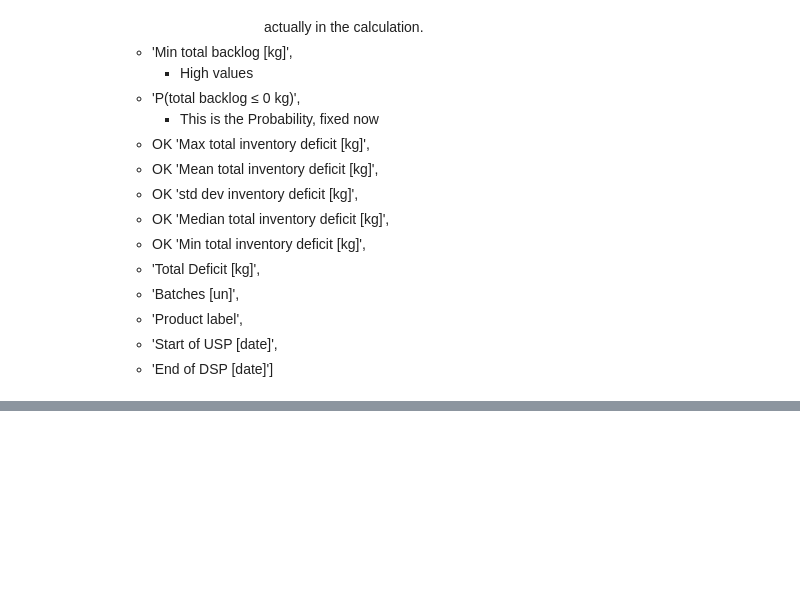
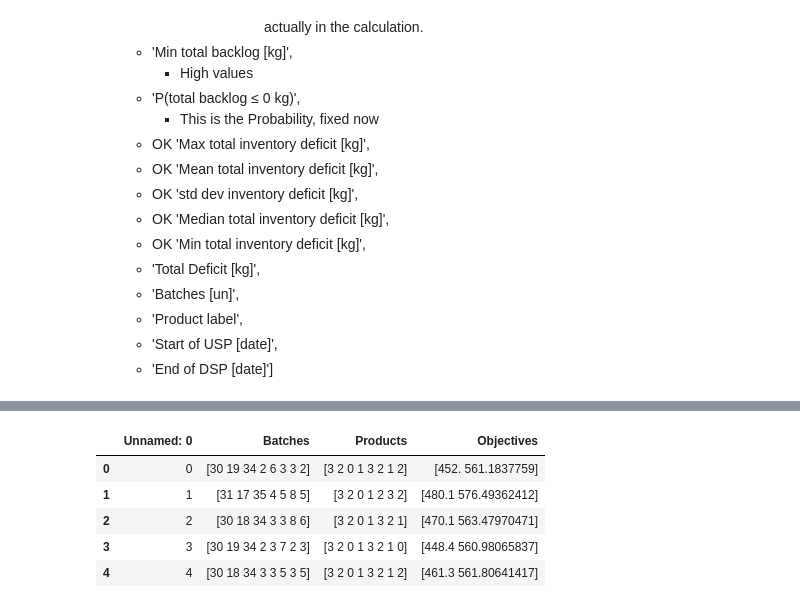
Before and after one commit to DTKx/capacityplanpy, a Jupyter notebook: 02_implementacao/parse_raw.ipynb, the cells around one changed output, grey strips where cells are left out. Cells and saved outputs as stored; diff of their text form; code cells hidden in the pictures; blank space fills up the shorter version.

```diff
--- a/02_implementacao/parse_raw.ipynb
+++ b/02_implementacao/parse_raw.ipynb
@@ -867,0 +915,10 @@ results
+# %%
+results=pd.read_csv(root_path_analysis+name+"solutions.csv")# Import from csv
+results
+# %% [output]
+|  | Unnamed: 0 | Batches | Products | Objectives |
+| 0 | 0 | [30 19 34 2 6 3 3 2] | [3 2 0 1 3 2 1 2] | [452. 561.1837759] |
+| 1 | 1 | [31 17 35 4 5 8 5] | [3 2 0 1 2 3 2] | [480.1 576.49362412] |
+| 2 | 2 | [30 18 34 3 3 8 6] | [3 2 0 1 3 2 1] | [470.1 563.47970471] |
+| 3 | 3 | [30 19 34 2 3 7 2 3] | [3 2 0 1 3 2 1 0] | [448.4 560.98065837] |
+| 4 | 4 | [30 18 34 3 3 5 3 5] | [3 2 0 1 3 2 1 2] | [461.3 561.80641417] |
```
Also changed, not shown: parts of 13 cells of this notebook, 1 other file.
